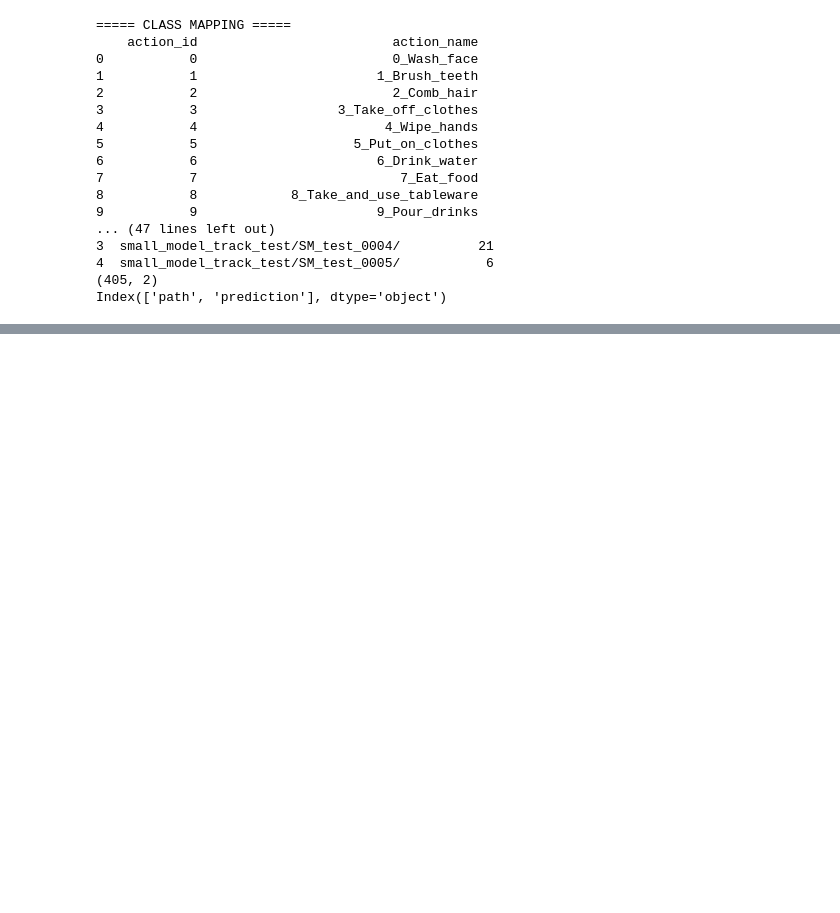
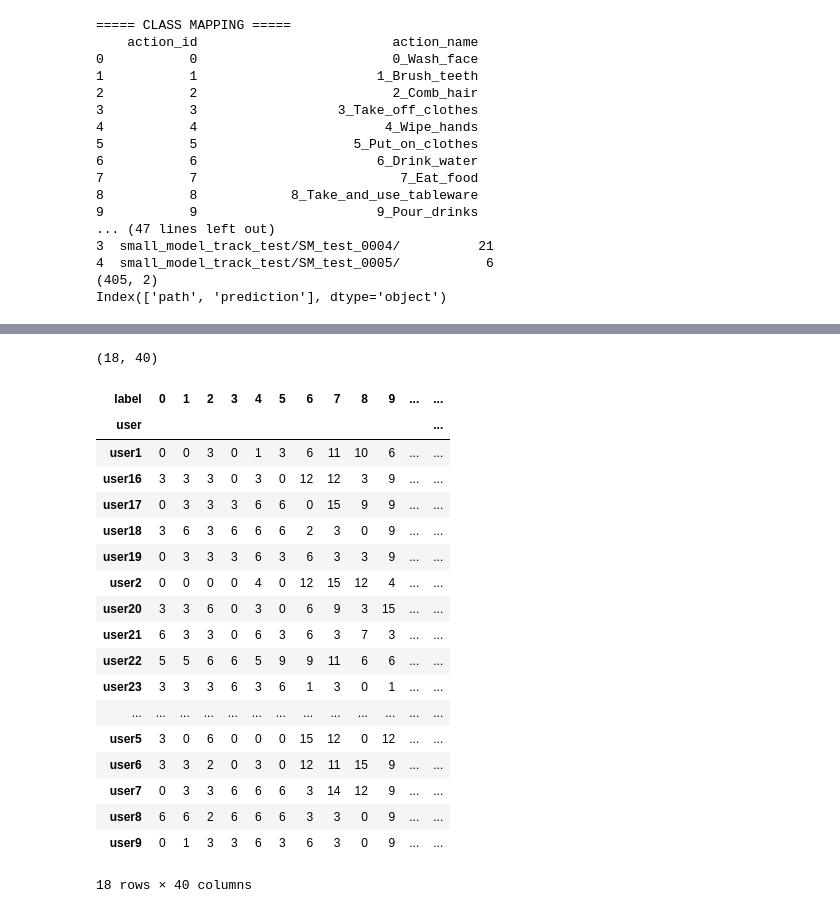
Before and after one commit to Hariswar8018/CUHK-X, a Jupyter notebook: training.ipynb, the cells around one changed output, grey strips where cells are left out. Saved outputs shown, nothing was run; the diff lists cells and outputs as text; code cells hidden in the pictures; blank space fills up the shorter version.

Commit message:
Kaggle Notebook | cuhk analysis | Version 3

```diff
--- a/training.ipynb
+++ b/training.ipynb
@@ -61,0 +176,11 @@ Index(['path', 'prediction'], dtype='object')
+# %%
+from collections import Counter
+
+imu_names = Counter(
+    os.path.basename(f)
+    for f in imu_files
+)
+
+print("\nIMU file-name distribution:")
+for name, count in imu_names.items():
+    print(f"{name}: {count}")
@@ -61,0 +780,22 @@ Index(['path', 'prediction'], dtype='object')
+# %%
+import os
+
+root = "/kaggle/input/datasets/samasiayushman/small-model-track/Training/Training/data/Skeleton"
+
+for action in sorted(os.listdir(root))[:3]:
+    action_dir = os.path.join(root, action)
+
+    if not os.path.isdir(action_dir):
+        continue
+
+    print("\nACTION:", action)
+
+    for user in sorted(os.listdir(action_dir))[:3]:
+        user_dir = os.path.join(action_dir, user)
+
+        if not os.path.isdir(user_dir):
+            continue
+
+        trials = sorted(os.listdir(user_dir))
+
+        print(user, ":", trials[:15])
@@ -61,0 +1506,29 @@ Index(['path', 'prediction'], dtype='object')
+# %%
+user_class_counts = pd.crosstab(
+    train_df["user"],
+    train_df["label"]
+)
+
+print(user_class_counts.shape)
+display(user_class_counts)
+# %% [output]
+(18, 40)
+| label | 0 | 1 | 2 | 3 | 4 | 5 | 6 | 7 | 8 | 9 | ... | ... |
+| user |  |  |  |  |  |  |  |  |  |  |  | ... |
+| user1 | 0 | 0 | 3 | 0 | 1 | 3 | 6 | 11 | 10 | 6 | ... | ... |
+| user16 | 3 | 3 | 3 | 0 | 3 | 0 | 12 | 12 | 3 | 9 | ... | ... |
+| user17 | 0 | 3 | 3 | 3 | 6 | 6 | 0 | 15 | 9 | 9 | ... | ... |
+| user18 | 3 | 6 | 3 | 6 | 6 | 6 | 2 | 3 | 0 | 9 | ... | ... |
+| user19 | 0 | 3 | 3 | 3 | 6 | 3 | 6 | 3 | 3 | 9 | ... | ... |
+| user2 | 0 | 0 | 0 | 0 | 4 | 0 | 12 | 15 | 12 | 4 | ... | ... |
+| user20 | 3 | 3 | 6 | 0 | 3 | 0 | 6 | 9 | 3 | 15 | ... | ... |
+| user21 | 6 | 3 | 3 | 0 | 6 | 3 | 6 | 3 | 7 | 3 | ... | ... |
+| user22 | 5 | 5 | 6 | 6 | 5 | 9 | 9 | 11 | 6 | 6 | ... | ... |
+| user23 | 3 | 3 | 3 | 6 | 3 | 6 | 1 | 3 | 0 | 1 | ... | ... |
+| ... | ... | ... | ... | ... | ... | ... | ... | ... | ... | ... | ... | ... |
+| user5 | 3 | 0 | 6 | 0 | 0 | 0 | 15 | 12 | 0 | 12 | ... | ... |
+| user6 | 3 | 3 | 2 | 0 | 3 | 0 | 12 | 11 | 15 | 9 | ... | ... |
+| user7 | 0 | 3 | 3 | 6 | 6 | 6 | 3 | 14 | 12 | 9 | ... | ... |
+| user8 | 6 | 6 | 2 | 6 | 6 | 6 | 3 | 3 | 0 | 9 | ... | ... |
+| user9 | 0 | 1 | 3 | 3 | 6 | 3 | 6 | 3 | 0 | 9 | ... | ... |
+18 rows × 40 columns
```
Also changed, not shown: parts of 44 cells of this notebook.
